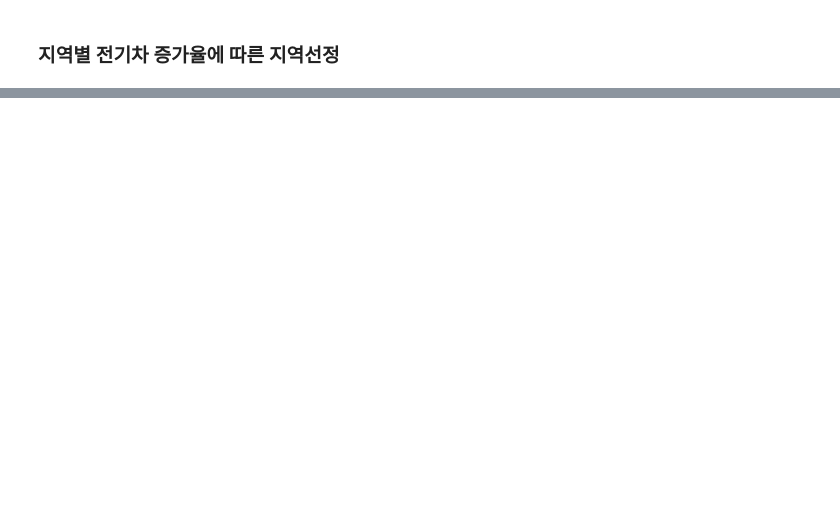
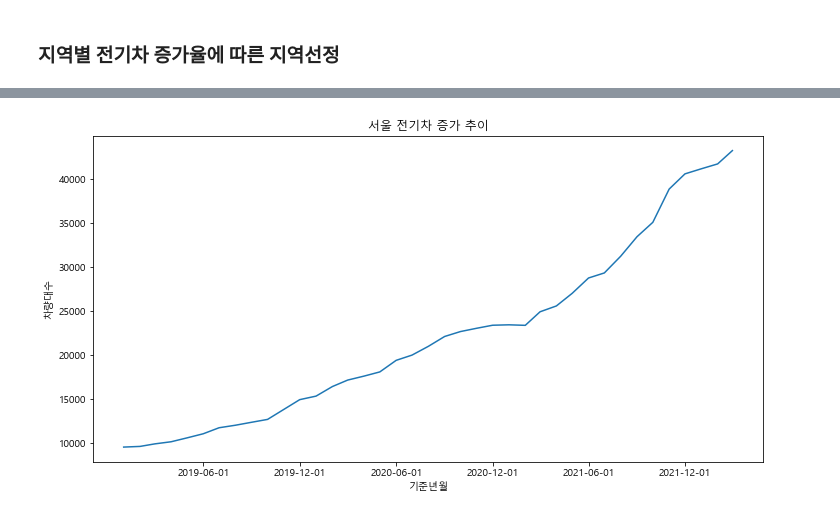
Before and after one commit to JBindio/StudyPython, a Jupyter notebook: 06.project/eletronic.ipynb, the cells around one changed output, grey strips where cells are left out. Drawn from its saved outputs; the diff is of its cells as text; code cells hidden in the pictures; blank space fills up the shorter version.

```diff
--- a/06.project/eletronic.ipynb
+++ b/06.project/eletronic.ipynb
@@ -43,0 +106,6 @@ df_seoul[1] - df_seoul[0]
+# %%
+seoul_list = []
+for i in range(len(df_seoul)):
+    seoul_list.append(round(df_seoul['서울'].loc[i] / seoul_total * 100, 0))
+df_seoul['비율(%)'] = seoul_list
+df_seoul
@@ -43,0 +130,7 @@ df_seoul[1] - df_seoul[0]
+# %%
+
+seoul_list2 = [0]
+for i in range(1,len(df_seoul)):
+    seoul_list2.append((df_seoul['비율(%)'].loc[i]) - (df_seoul['비율(%)'].loc[i-1]))
+df_seoul['증가율'] = seoul_list2
+df_seoul
@@ -43,0 +155,15 @@ df_seoul[1] - df_seoul[0]
+# %%
+# 그래프 크기 조정
+plt.figure(figsize= (12,6)) # 너비, 높이 지정
+plt.plot(df_seoul['기준일'], df_seoul['서울'])
+# 그래프 전체 제목 넣기
+plt.title('서울 전기차 증가 추이')
+# x축, y축 이름달기
+plt.xlabel('기준년월')
+plt.ylabel('차량대수')
+# x축 범위 지정
+plt.xticks(['2019-06','2019-12','2020-06','2020-12','2021-06','2021-12']) # 리스트
+
+plt.show()
+# %% [output]
+[figure, added]
```
Also changed, not shown: parts of 13 cells of this notebook, 12 other files.
